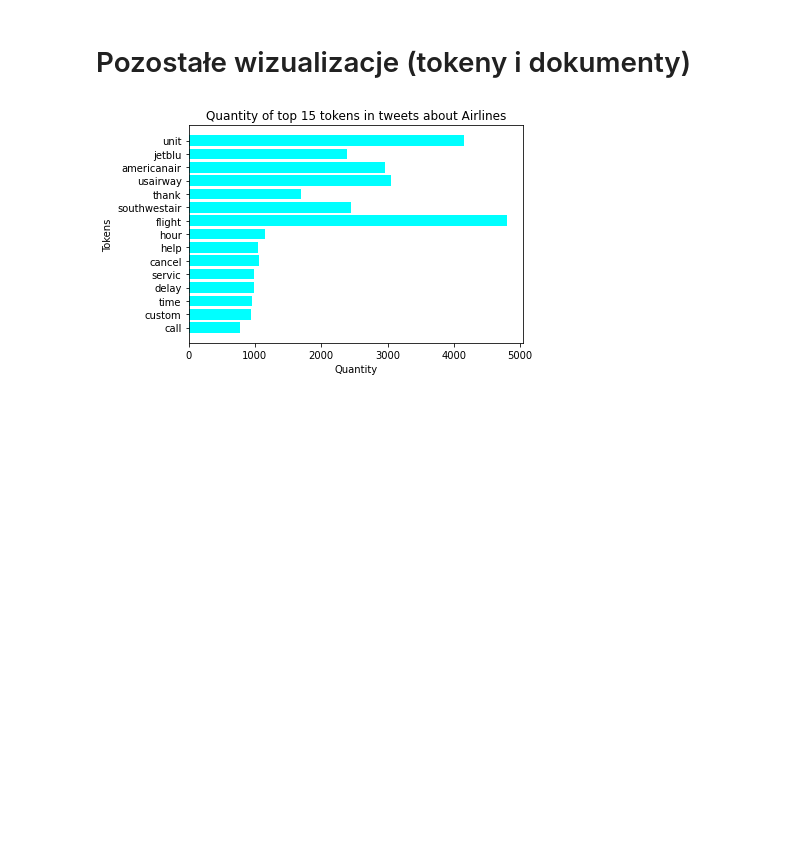
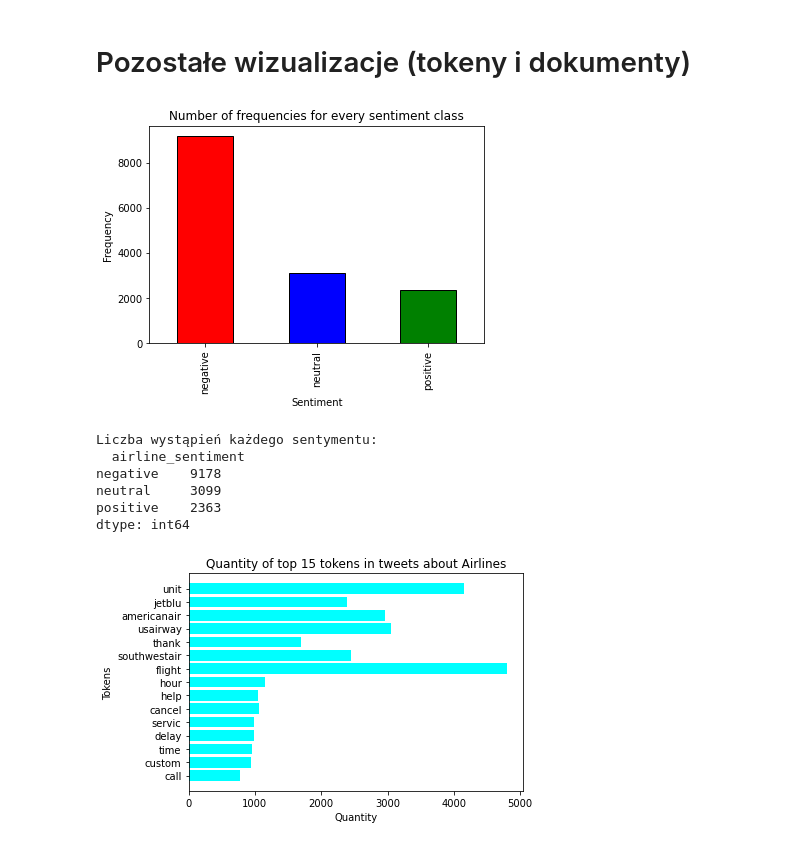
Before and after one commit to pawelp0499/Text-mining, a Jupyter notebook: kolokwium.ipynb, the cells around one changed output. Drawn from its saved outputs; the diff is of its cells as text; code cells hidden in the pictures; blank space fills up the shorter version.

```diff
--- a/kolokwium.ipynb
+++ b/kolokwium.ipynb
@@ -141,6 +141,21 @@ def analyze_tokens_and_doc(dataset, color: str):
     print(tabulate(df_3, headers='keys', tablefmt='psql'))
 # %% [markdown]
 # Pozostałe wizualizacje (tokeny i dokumenty)
+# %%
+airlines['airline_sentiment'].value_counts().plot(kind='bar', color = ['red', 'blue', 'green',], edgecolor = 'black')
+plt.title('Number of frequencies for every sentiment class')
+plt.ylabel('Frequency')
+plt.xlabel('Sentiment')
+plt.show()
+print("Liczba wystąpień każdego sentymentu:\n ", airlines.value_counts('airline_sentiment'))
+# %% [output]
+[figure, added]
+Liczba wystąpień każdego sentymentu:
+  airline_sentiment
+negative    9178
+neutral     3099
+positive    2363
+dtype: int64
 # %%
 analyze_tokens_and_doc(airlines, 'cyan')
 # %% [output]
```
Also changed, not shown: parts of 1 cell of this notebook.
